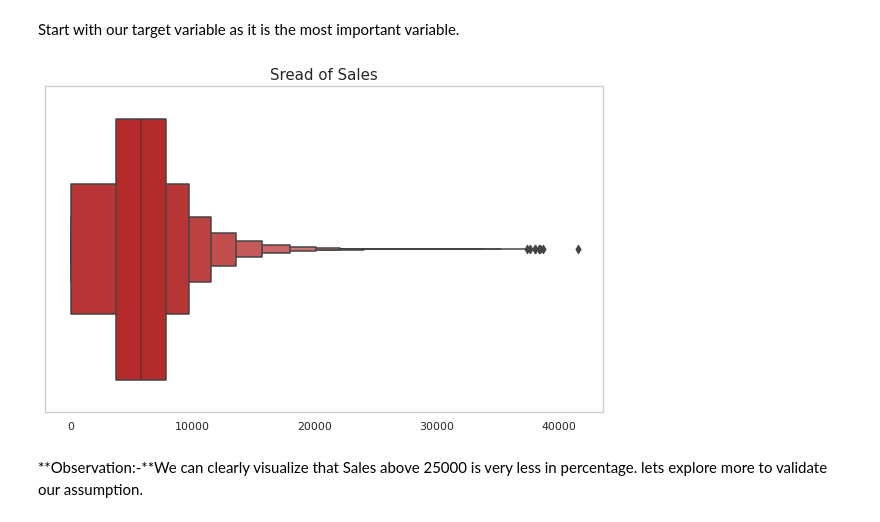
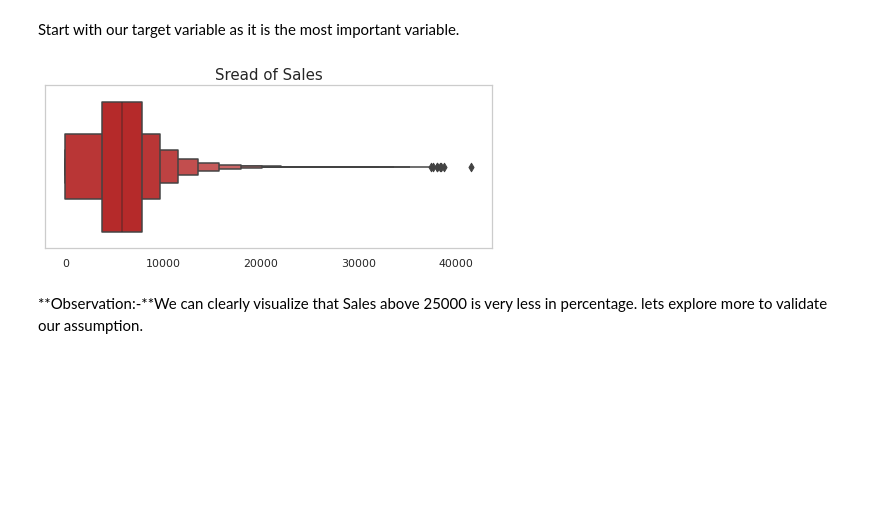
Before and after one commit to DeepakKumarSingh003/Rossmann-Sales-Prediction-, a Jupyter notebook: Rossmann_Sales_Prediction_Capstone_Project.ipynb, the cells around one changed output. Drawn from its saved outputs; the diff is of its cells as text; code cells hidden in the pictures; blank space fills up the shorter version.

```diff
--- a/Rossmann_Sales_Prediction_Capstone_Project.ipynb
+++ b/Rossmann_Sales_Prediction_Capstone_Project.ipynb
@@ -65,7 +75,7 @@ Drive already mounted at /content/drive; to attempt to forcibly remount, call dr
 # %%
 #Data set csv Files location.
-File1="/content/drive/MyDrive/Alma better Projects/Supervised ML-Regression/Copy of Rossmann Stores Data.csv"
-File2="/content/drive/MyDrive/Alma better Projects/Supervised ML-Regression/Copy of store.csv"
+File1="/content/drive/MyDrive/AlmaBetter/Alma better Projects/Supervised ML-Regression/Copy of Rossmann Stores Data.csv"
+File2="/content/drive/MyDrive/AlmaBetter/Alma better Projects/Supervised ML-Regression/Copy of store.csv"
 # %% [markdown]
 **Importing Data set.**
 # %%
@@ -321,16 +326,16 @@ df1.describe()
 # %% [markdown]
 Start with our target variable as it is the most important variable.
 # %%
-sns.set_theme(rc={'figure.figsize': (10,6)},style='whitegrid')
+sns.set_theme(rc={'figure.figsize': (8,3)},style='whitegrid')
 sns.boxenplot(x=df0['Sales'],color='#CC1313')
 plt.grid(False)
 plt.xlabel('')
 plt.title('Sread of Sales',size=15)
 ax = plt.gca()
 # for spine in ax.spines.values():
 #   spine.set_visible(False)
 # %% [output]
-[figure, old version]
+[figure, new version]
 # %% [markdown]
 **Observation:-**We can clearly visualize that Sales above 25000 is very less in percentage. lets explore more to validate our assumption.
 # %%
```
Also changed, not shown: parts of 139 cells of this notebook.
